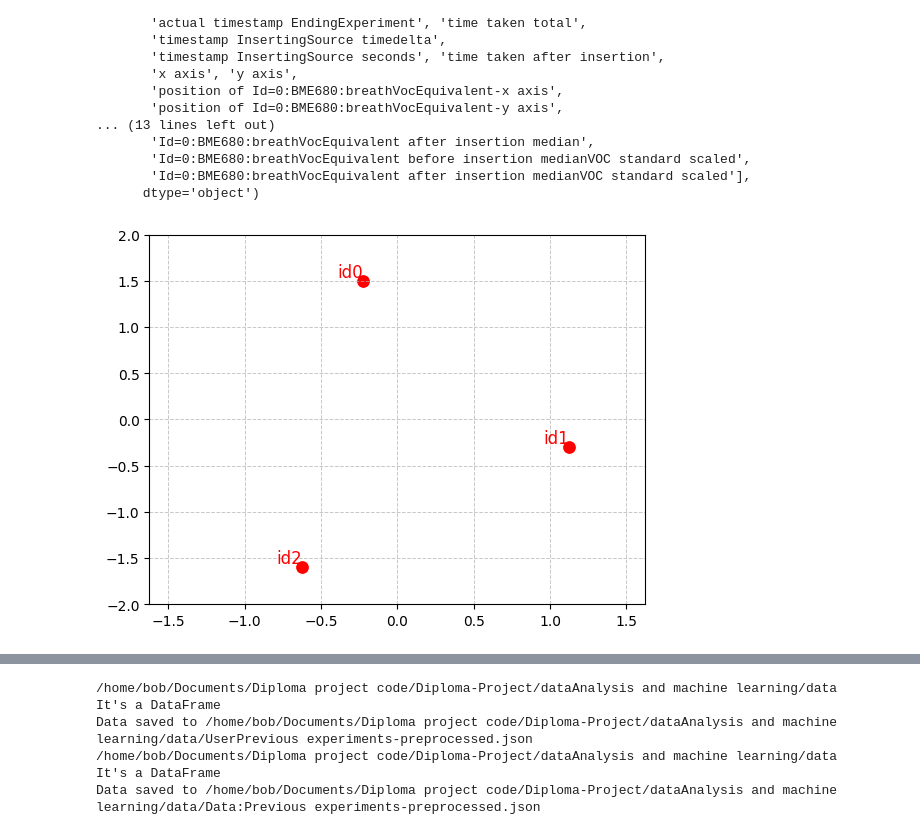
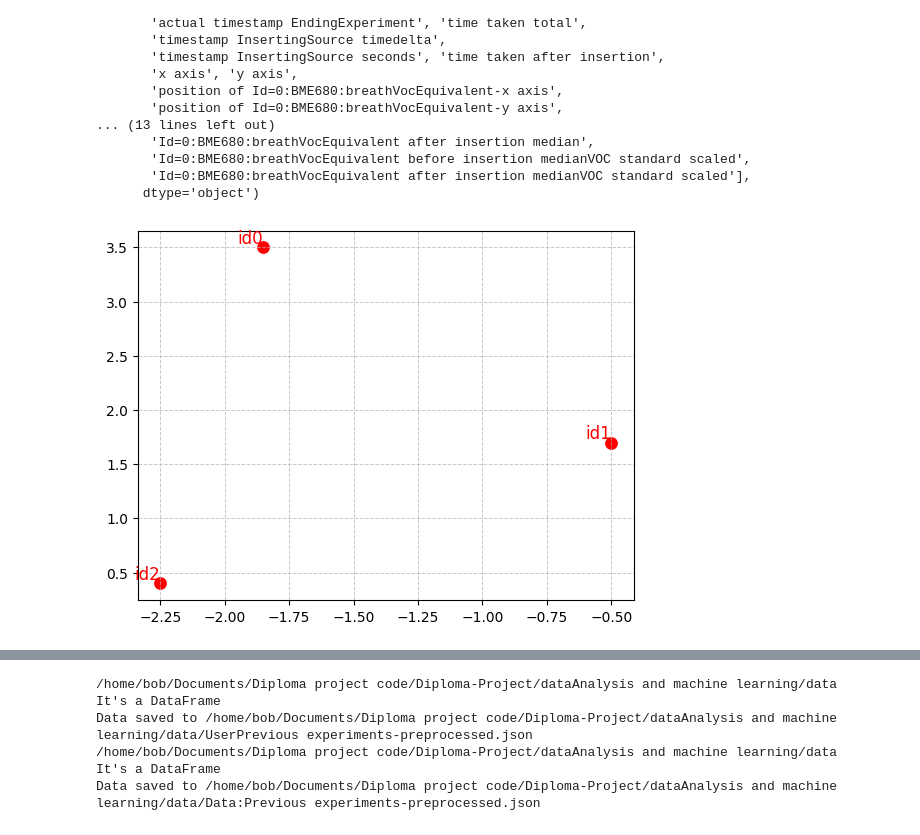
Before and after one commit to Andreas-Ts/Diploma-Project, a Jupyter notebook: dataAnalysis and machine learning/pre processing data.ipynb, the cells around one changed output, grey strips where cells are left out. Saved outputs shown, nothing was run; the diff lists cells and outputs as text; code cells hidden in the pictures.

Commit message:
test robust scaler

```diff
--- a/dataAnalysis and machine learning/pre processing data.ipynb
+++ b/dataAnalysis and machine learning/pre processing data.ipynb
@@ -547,12 +547,4 @@ for index, row in userInputData.iterrows():
     )
 
     dict_of_timeseries[index] =   particular_experiment
-# %%
-from sklearn.preprocessing import StandardScaler
-
-for index, row in userInputData.iterrows():
-    particular_experiment =  dict_of_timeseries[index].copy()
-
-
-    dict_of_timeseries[index] = particular_experiment
 # %%
@@ -726,10 +723,0 @@ userInputData.loc[:, ["x axis", "y axis"]]
-# %%
-#make the possibility of negative values to centralize the positions
-room_length = room_length / 2
-room_width = room_width / 2
-
-#change the scale of x and y axis
-if (userInputData["x axis"] >room_width ).any():
-    userInputData["x axis"]  = userInputData["x axis"] - room_width
-if (userInputData["y axis"] > room_length ).any():
-    userInputData["y axis"] = userInputData["y axis"]  - room_length
@@ -1039,7 +969,8 @@ timeSeriesData_BIG = pd.concat(dict_of_timeseries, names=["keys"])
 
 # Reset index so the key becomes a column
 timeSeriesData_BIG = timeSeriesData_BIG.reset_index(level="keys").reset_index(drop=True)
-timeSeriesData_BIG = timeSeriesData_BIG.set_index("seconds")
+timeSeriesData_BIG["seconds"] = timeSeriesData_BIG["seconds"].astype(int)
+timeSeriesData_BIG = timeSeriesData_BIG.set_index("seconds",drop=False)
 # %%
 timeSeriesData_BIG
 # %% [output]
@@ -1116,10 +1064,10 @@ for sensor in sensors:
             (timeSeriesData_BIG["keys"] == key)
         ]
         # Compute median (NaN if no data)
-        medians_before[key] = subset.loc[subset.index <insertion_time]["VOC"].median()
-        medians_after[key] = subset.loc[insertion_time>=subset.index ]["VOC"].median()
-        medians_before_nat_log[key] = subset.loc[subset.index <insertion_time]["VOC standard scaled"].median()
-        medians_after_nat_log[key] = subset.loc[insertion_time>=subset.index ]["VOC standard scaled"].median()
+        medians_before[key] = subset.loc[subset.index <insertion_time]["VOC rolling average"].median()
+        medians_after[key] = subset.loc[insertion_time>=subset.index ]["VOC rolling average"].median()
+        medians_before_nat_log[key] = subset.loc[subset.index <insertion_time]["VOC rolling average standard scaled"].median()
+        medians_after_nat_log[key] = subset.loc[insertion_time>=subset.index ]["VOC rolling average standard scaled"].median()
 
 
 
@@ -1154,40 +1102,31 @@ Index(['experimentState', 'are-doors-opened', 'are-people-inside',
 room_name = 'Κρεβατοκάμαρα id:0 Μ:0.5 Α:1.4 ,id:1 Π:1.7 Δ:0.5  ,id:2 Π:0.4 Α:1.0'
 position_of_sensors = userInputData.loc[userInputData["room"] == room_name].iloc[0]
 
 # Extra points
 extra_positions = np.array([
     [position_of_sensors["position of Id=0:BME680:breathVocEquivalent-x axis"], position_of_sensors["position of Id=0:BME680:breathVocEquivalent-y axis"]],
 
     [position_of_sensors["position of Id=1:BME680:breathVocEquivalent-x axis"], position_of_sensors["position of Id=1:BME680:breathVocEquivalent-y axis"]],
     [position_of_sensors["position of Id=2:BME680:breathVocEquivalent-x axis"], position_of_sensors["position of Id=2:BME680:breathVocEquivalent-y axis"]]
 ])
 extra_ids = ["id0","id1", "id2"]
 
 
-room_length = 4.0
-room_width = 3.25
-room_length = room_length / 2
-room_width = room_width / 2
-
 # Create scatterplot
 #sns.scatterplot(x=positions[:,0], y=positions[:,1])
 
 
 # Add extra points
 sns.scatterplot(x=extra_positions[:,0], y=extra_positions[:,1], color='red', s=100)
 
 # Annotate extra points with their IDs
 for i, (x, y) in enumerate(extra_positions):
     plt.text(x, y, extra_ids[i], fontsize=12, ha='right', va='bottom', color='red')
 
 
-# Set axis limits
-plt.xlim(-room_width, room_width)
-plt.ylim(-room_length, room_length)
-
 # Add grid
 plt.grid(True, which="both", linestyle="--", linewidth=0.7, alpha=0.7)
 
 plt.show()
 # %% [output]
-[figure, old version]
+[figure, new version]
```
Also changed, not shown: parts of 27 cells of this notebook, 3 other files.
